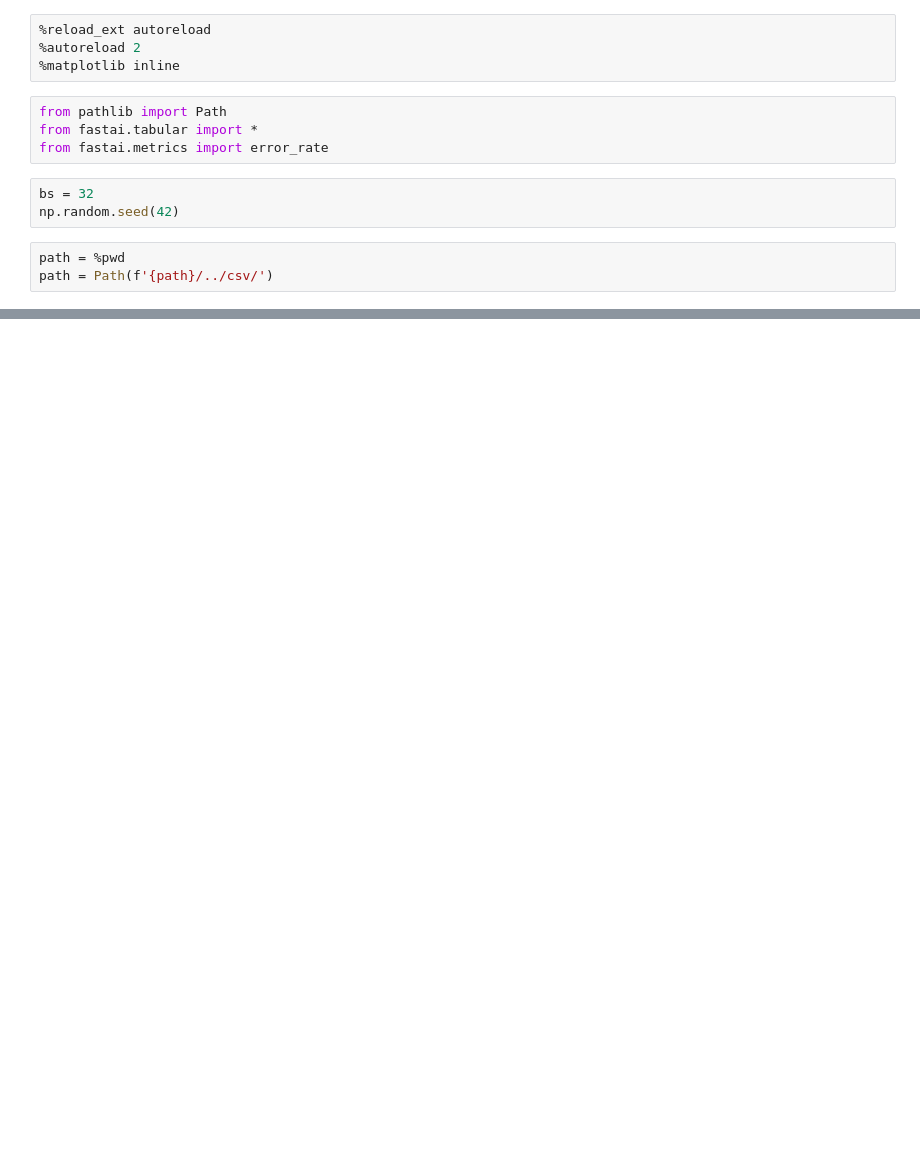
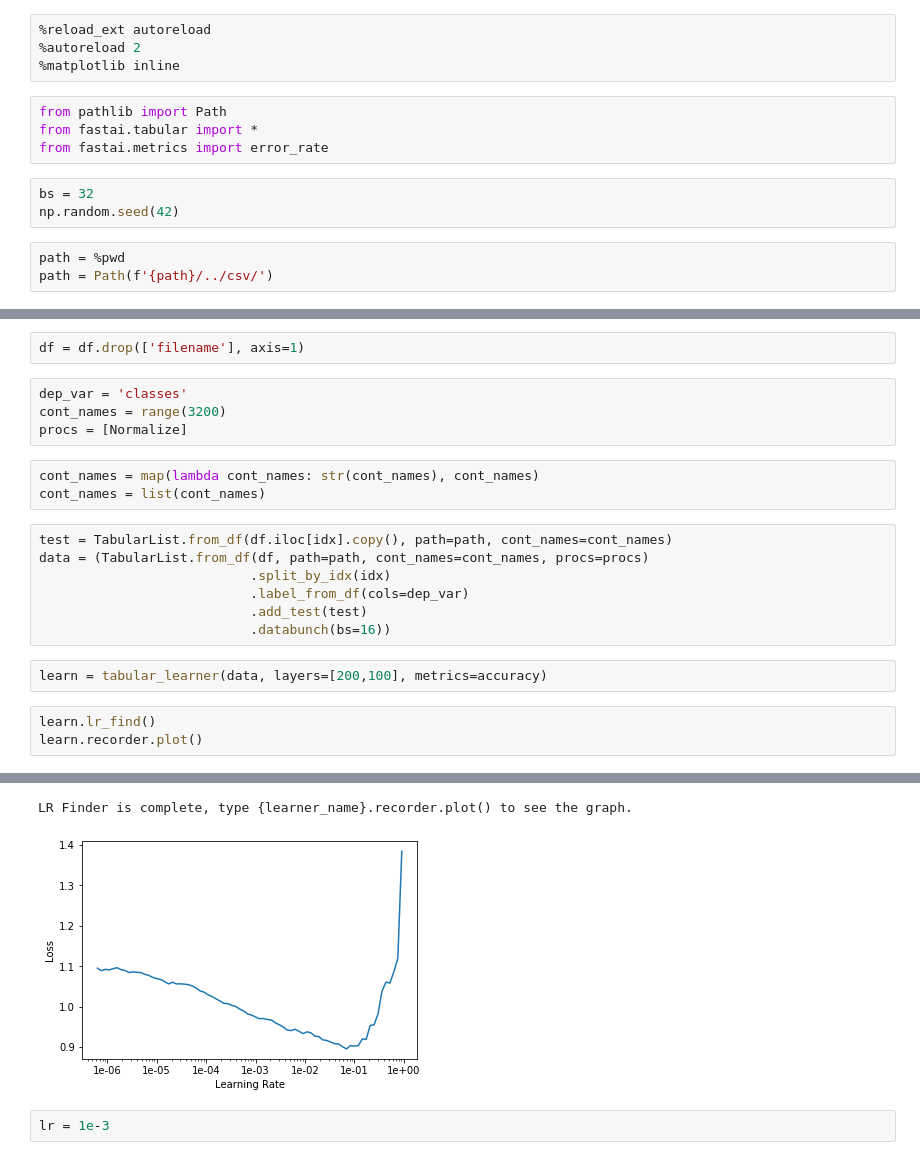
Before and after one commit to skaliy/audio_classification, a Jupyter notebook: nbs/waveform_classification.ipynb, the cells around one changed output, grey strips where cells are left out. Cells and saved outputs as stored; diff of their text form; blank space fills up the shorter version.

```diff
--- a/nbs/waveform_classification.ipynb
+++ b/nbs/waveform_classification.ipynb
@@ -26,0 +40,22 @@ df.head()
+# %%
+df = df.drop(['filename'], axis=1)
+# %%
+dep_var = 'classes'
+cont_names = range(3200)
+procs = [Normalize]
+# %%
+cont_names = map(lambda cont_names: str(cont_names), cont_names)
+cont_names = list(cont_names)
+# %%
+test = TabularList.from_df(df.iloc[idx].copy(), path=path, cont_names=cont_names)
+data = (TabularList.from_df(df, path=path, cont_names=cont_names, procs=procs)
+                           .split_by_idx(idx)
+                           .label_from_df(cols=dep_var)
+                           .add_test(test)
+                           .databunch(bs=16))
+# %%
+learn = tabular_learner(data, layers=[200,100], metrics=accuracy)
+# %%
+learn.lr_find()
+learn.recorder.plot()
+# %% [output]
@@ -26,0 +63,4 @@ df.head()
+LR Finder is complete, type {learner_name}.recorder.plot() to see the graph.
+[figure, added]
+# %%
+lr = 1e-3
```
Also changed, not shown: parts of 9 cells of this notebook, 2 other files.
